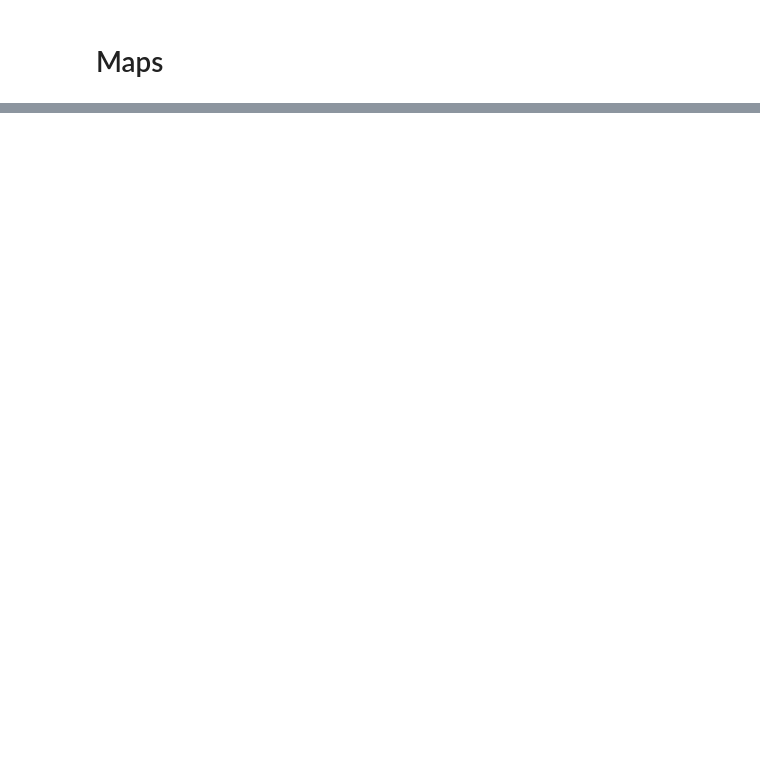
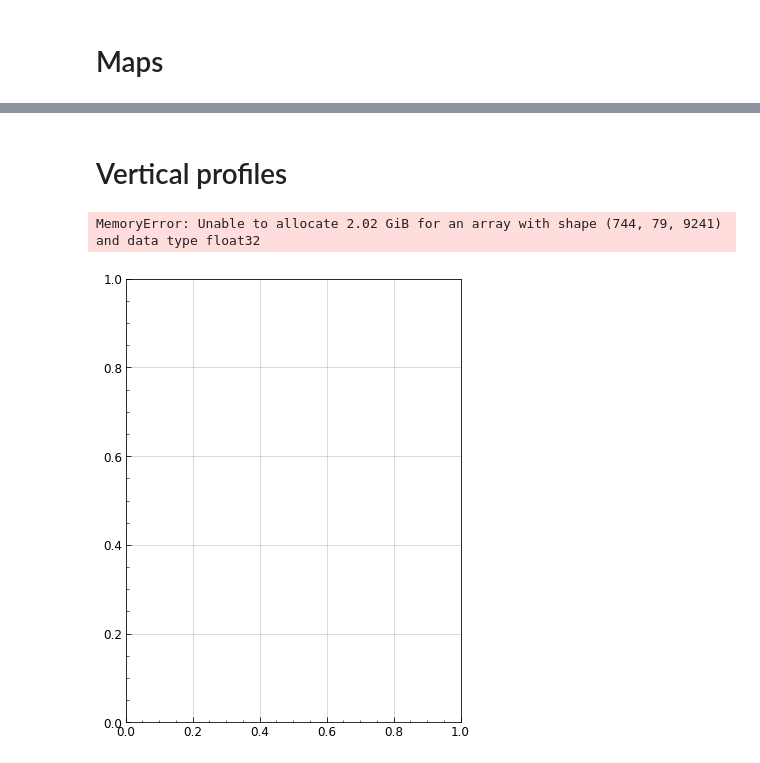
Before and after one commit to ptiengou/netcdf-scripts, a Jupyter notebook: python_notebooks/LMDZOR/LAM_08_HFnative.ipynb, the cells around one changed output, grey strips where cells are left out. Cells and saved outputs as stored; diff of their text form; code cells hidden in the pictures; blank space fills up the shorter version.

```diff
--- a/python_notebooks/LMDZOR/LAM_08_HFnative.ipynb
+++ b/python_notebooks/LMDZOR/LAM_08_HFnative.ipynb
@@ -60,0 +92,4 @@ nat_lmdz_irr
+# %%
+irr_file = '{}/sim268_20210701_20210731_HF_histhf.nc'.format(nat_dir)
+lmdz_irr = format_lmdz_HF(irr_file, 'blue', 'irr')
+lmdz_irr
@@ -127,0 +220,11 @@ ElsPlans_Altitude = 334
+# %%
+#add attr linestyle -- to els_ datasets
+els_lmdz_noirr.attrs['linestyle']='--'
+els_lmdz_irr.attrs['linestyle']='--'
+els_orc_noirr.attrs['linestyle']='--'
+els_orc_irr.attrs['linestyle']='--'
+#add attr linestyle - to cen_ datasets
+cen_lmdz_noirr.attrs['linestyle']='-'
+cen_lmdz_irr.attrs['linestyle']='-'
+cen_orc_noirr.attrs['linestyle']='-'
+cen_orc_irr.attrs['linestyle']='-'
@@ -127,0 +233,5 @@ ElsPlans_Altitude = 334
+# %%
+start_time = '2021-07-21T00:30:00.000000000'
+day1_end_time = '2021-07-21T23:30:00.000000000'
+day2_start_time = '2021-07-22T00:30:00.000000000'
+end_time='2021-07-22T23:30:00.000000000'
@@ -154,0 +650,29 @@ psy.plot.show_fmtkeys
+# %% [markdown]
+# Vertical profiles
+# %%
+var='theta'
+ds1=day1_els_lmdz_irr
+ds2=day1_els_lmdz_noirr
+ds3=day1_cen_lmdz_irr
+ds4=day1_cen_lmdz_noirr
+
+ds_list=[ds1, ds2, ds3, ds4]
+# ds_list=[ds3, ds4]
+ds_list=[ds1]
+
+# obs_ds_list=[Cendrosa_RS]
+obs_ds_list=None
+
+altmax=2500
+
+title=None
+
+# profile_preslevs_local(ds_list, var, title=title, preslevelmax=preslevelmax)
+profile_altitude_local_mean(ds_list, var, title=title, altmax=altmax,
+                            obs_ds_list=obs_ds_list,
+                            nbins=None,
+                            substract_gl=True,
+                            )
+# %% [output]
+MemoryError: Unable to allocate 2.02 GiB for an array with shape (744, 79, 9241) and data type float32
+[figure, added]
```
Also changed, not shown: parts of 37 cells of this notebook.
